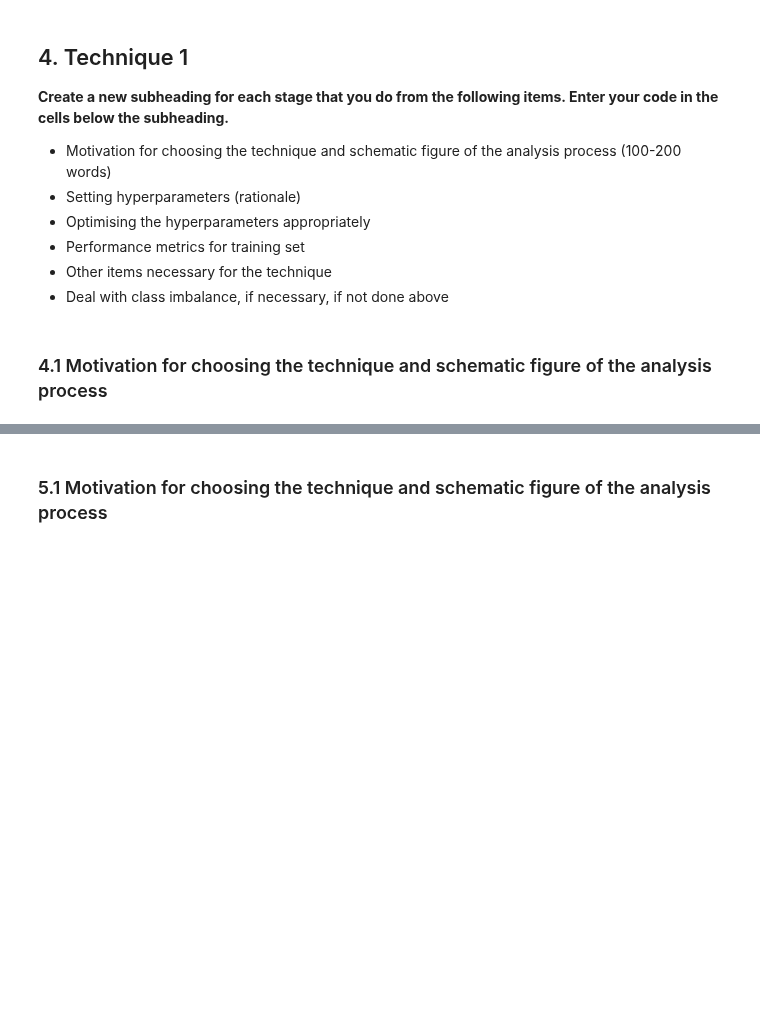
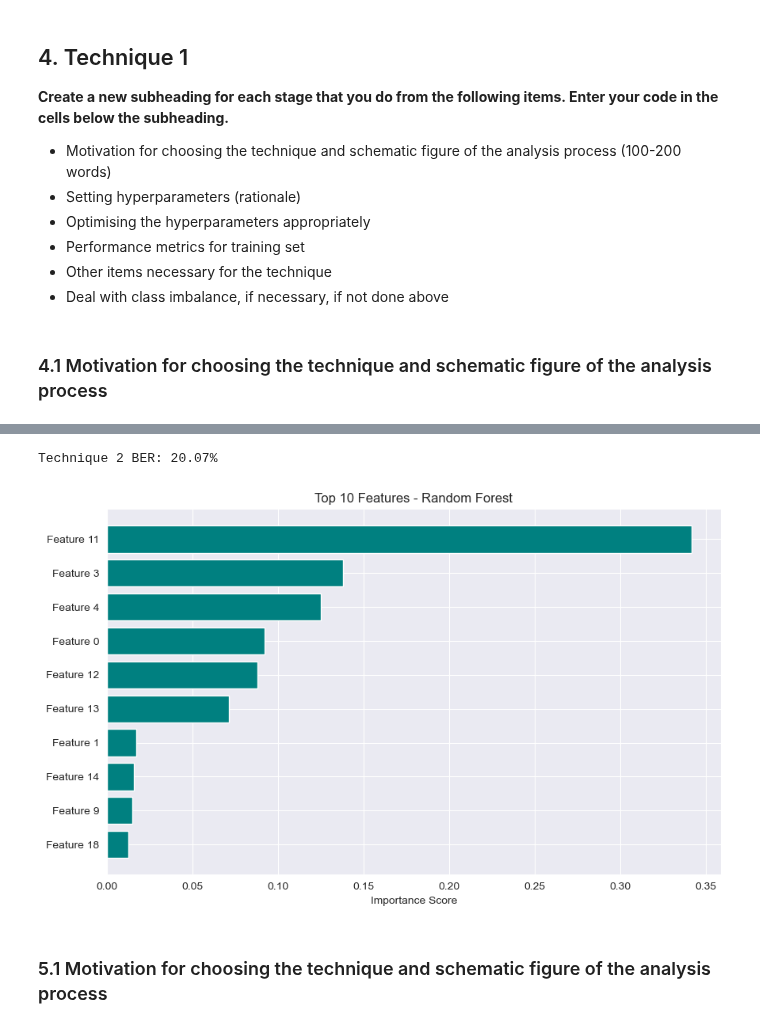
Before and after one commit to bartzilla/Classification, a Jupyter notebook: Assessment.ipynb, the cells around one changed output, grey strips where cells are left out. Saved outputs shown, nothing was run; the diff lists cells and outputs as text; code cells hidden in the pictures; blank space fills up the shorter version.

Commit message:
First Draft

```diff
--- a/Assessment.ipynb
+++ b/Assessment.ipynb
@@ -555,3 +621,20 @@ NameError: name 'pipeline_lr' is not defined
 - Performance metrics for training set
 - Other items necessary for the technique
 - Deal with class imbalance, if necessary, if not done above
+# %%
+from sklearn.ensemble import RandomForestClassifier
+
+# 1. Define the Technique 2 Pipeline
+pipeline_rf = Pipeline(steps=[
+    ('prep_and_sel', feature_selection_pipeline),
+    ('classifier', RandomForestClassifier(
+        n_estimators=200,
+        class_weight='balanced_subsample',
+        random_state=42
+    ))
+])
+
+# 2. TRAINING
+pipeline_rf.fit(X_train, y_train)
+
+print("Technique 2: Random Forest Pipeline trained.")
@@ -558,3 +667,48 @@ NameError: name 'pipeline_lr' is not defined
+# %%
+from sklearn.metrics import balanced_accuracy_score
+y_pred_rf = pipeline_rf.predict(X_test)
+bal_acc_rf = balanced_accuracy_score(y_test, y_pred_rf)
+ber_rf = 1 - bal_acc_rf
+
+print(f"Technique 2 BER: {ber_rf:.2%}")
+# %% [output]
+Technique 2 BER: 20.07%
+# %%
+# 1. Get the importances from the RF classifier
+importances = pipeline_rf.steps[-1][1].feature_importances_
+
+# 2. Get the feature names from the PREPROCESSOR specifically
+# We dig into the feature_selection_pipeline to find the ColumnTransformer
+# Assuming your preprocessor is the first part of your feature_selection_pipeline:
+preprocessor = pipeline_rf.steps[0][1]
+
+# If the error persists with get_feature_names_out, we can use the names
+# from the features we sent into the model:
+try:
+    feature_names = preprocessor.get_feature_names_out()
+except:
+    # Fallback: manually reconstruct names if custom steps broke the metadata
+    # This takes the column names from the X_train dataframe after your filtering
+    feature_names = X_train.columns
+
+# 3. Create the DataFrame
+# Ensure the lengths match (sometimes custom steps drop columns)
+if len(feature_names) != len(importances):
+    # This is a safety catch to avoid a shape mismatch error
+    feature_names = [f"Feature {i}" for i in range(len(importances))]
+
+feature_importance_df = pd.DataFrame({'Feature': feature_names, 'Importance': importances})
+feature_importance_df = feature_importance_df.sort_values(by='Importance', ascending=False).head(10)
+
+# 4. Plot
+plt.figure(figsize=(10, 6))
+plt.barh(feature_importance_df['Feature'], feature_importance_df['Importance'], color='teal')
+plt.xlabel("Importance Score")
+plt.title("Top 10 Features - Random Forest")
+plt.gca().invert_yaxis()
+plt.show()
+# %% [output]
+[figure, added]
 # %% [markdown]
 ### 5.1 Motivation for choosing the technique and schematic figure of the analysis process
 # %% [markdown]
```
Also changed, not shown: parts of 10 cells of this notebook.
